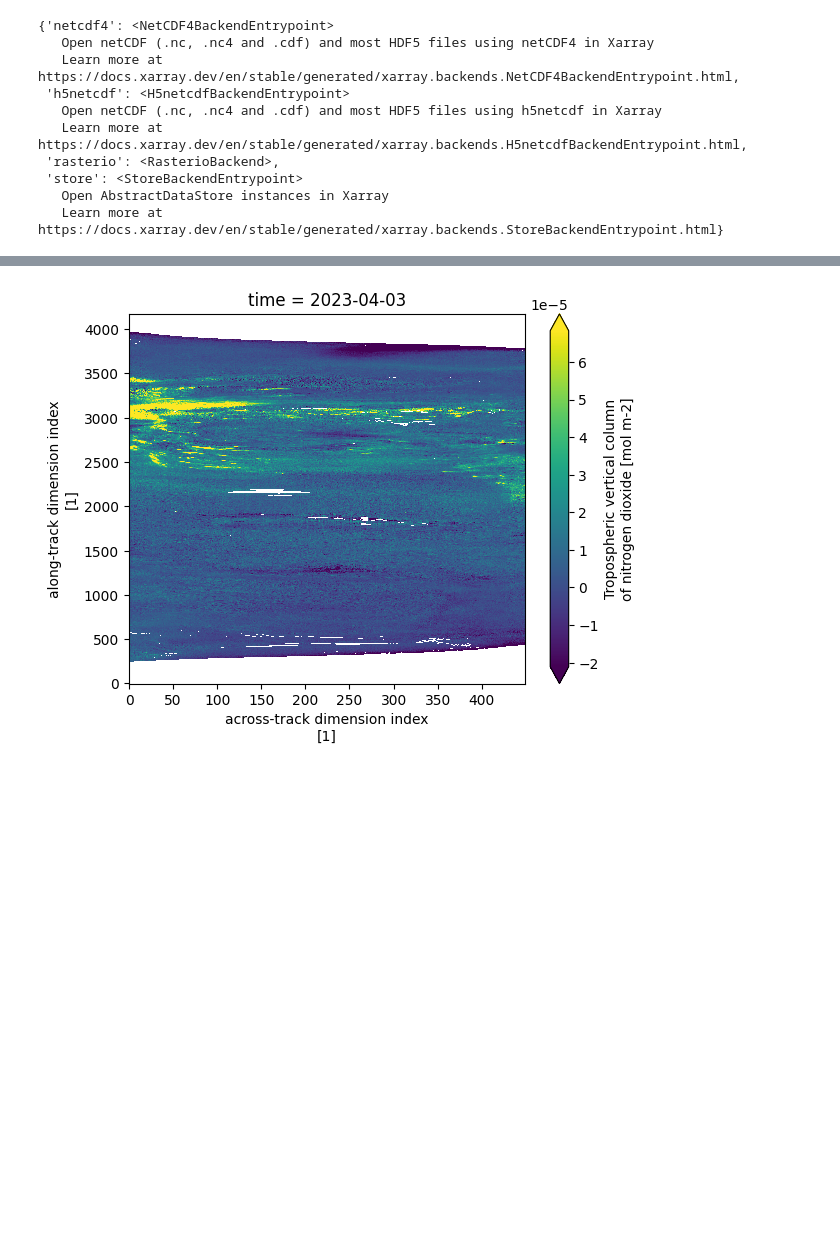
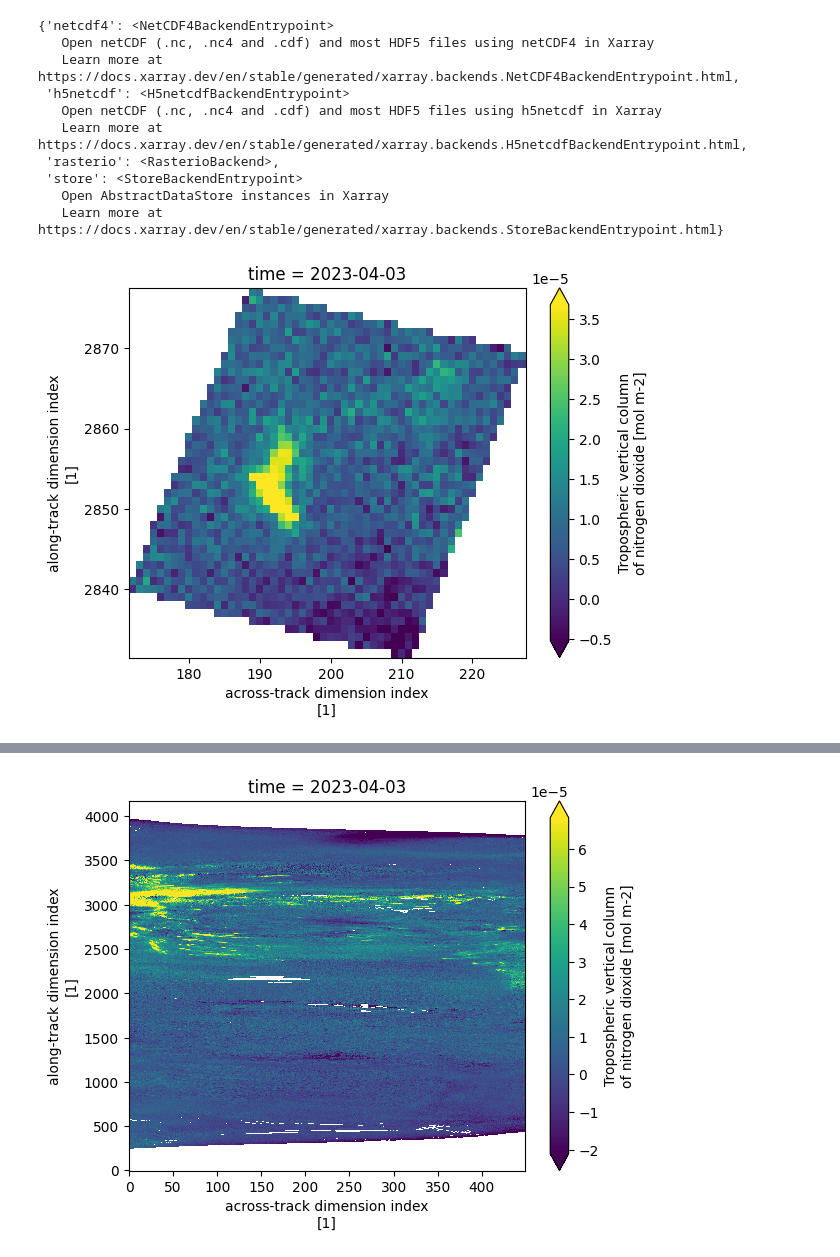
Before and after one commit to HannahNev/Planetary_Comp_2, a Jupyter notebook: Sent5p.ipynb, the cells around one changed output, grey strips where cells are left out. Drawn from its saved outputs; the diff is of its cells as text; code cells hidden in the pictures; blank space fills up the shorter version.

```diff
--- a/Sent5p.ipynb
+++ b/Sent5p.ipynb
@@ -64,0 +93,2 @@ Coordinates:
+# %%
+new = generate_geographical_subset(ds, lat_min, lat_max, lon_min, lon_max)
@@ -75,3 +122,10 @@ xr.backends.list_engines()
  'store': <StoreBackendEntrypoint>
    Open AbstractDataStore instances in Xarray
    Learn more at https://docs.xarray.dev/en/stable/generated/xarray.backends.StoreBackendEntrypoint.html}
+# %%
+varname = "nitrogendioxide_tropospheric_column"
+data = new[varname][0, :, :]
+vmin, vmax = np.nanpercentile(data, [1, 99])
+data.plot(vmin=vmin, vmax=vmax, cmap="viridis");
+# %% [output]
+[figure, added]
```
Also changed, not shown: parts of 42 cells of this notebook.
